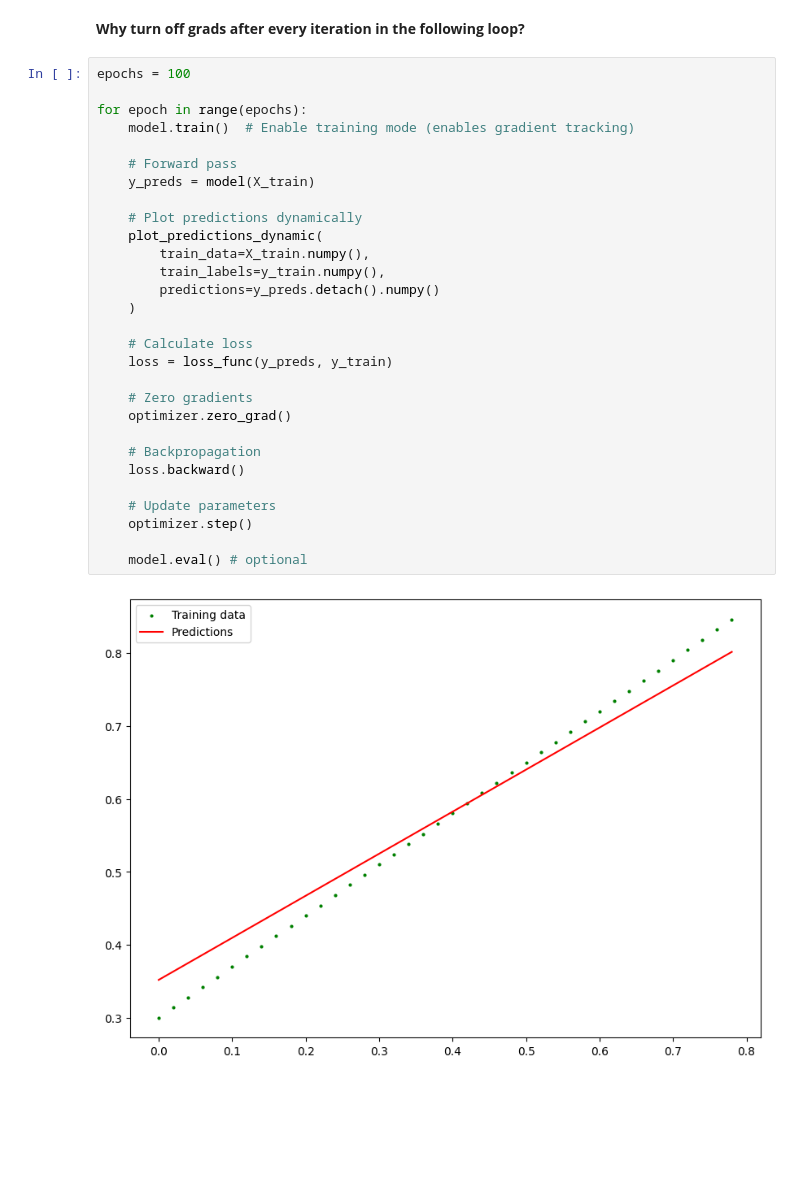
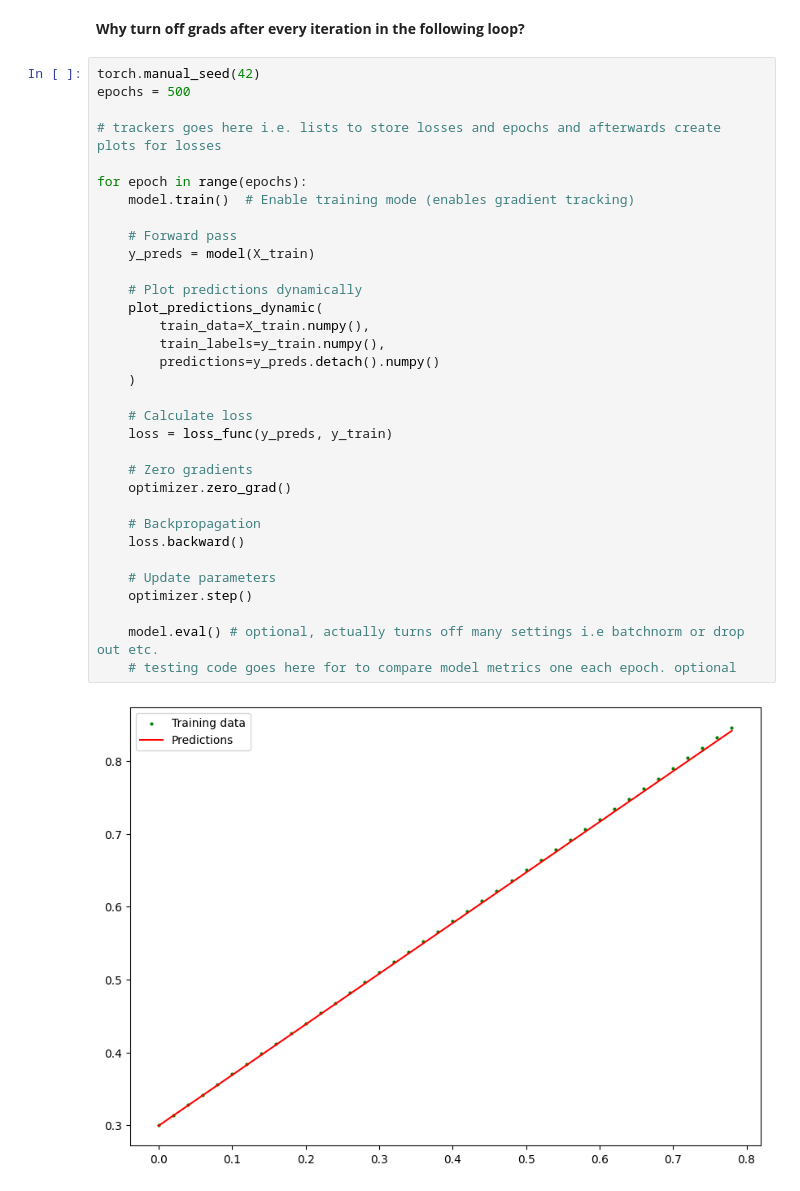
Before and after one commit to MuhammadSafeer786/My-PyTorch-Journey, a Jupyter notebook: Chapter_02_PyTorch_Workflow.ipynb, the cells around one changed output. Drawn from its saved outputs; the diff is of its cells as text; blank space fills up the shorter version.

```diff
--- a/Chapter_02_PyTorch_Workflow.ipynb
+++ b/Chapter_02_PyTorch_Workflow.ipynb
@@ -170,33 +170,37 @@ def plot_predictions_dynamic(train_data, train_labels, predictions=None):
 # %% [markdown]
 **Why turn off grads after every iteration in the following loop?**
 # %%
-epochs = 100
+torch.manual_seed(42)
+epochs = 500
+
+# trackers goes here i.e. lists to store losses and epochs and afterwards create plots for losses
 
 for epoch in range(epochs):
     model.train()  # Enable training mode (enables gradient tracking)
 
     # Forward pass
     y_preds = model(X_train)
 
     # Plot predictions dynamically
     plot_predictions_dynamic(
         train_data=X_train.numpy(),
         train_labels=y_train.numpy(),
         predictions=y_preds.detach().numpy()
     )
 
     # Calculate loss
     loss = loss_func(y_preds, y_train)
 
     # Zero gradients
     optimizer.zero_grad()
 
     # Backpropagation
     loss.backward()
 
     # Update parameters
     optimizer.step()
 
-    model.eval() # optional
+    model.eval() # optional, actually turns off many settings i.e batchnorm or drop out etc.
+    # testing code goes here for to compare model metrics one each epoch. optional
 # %% [output]
-[figure, old version]
+[figure, new version]
```
Also changed, not shown: parts of 7 cells of this notebook.
